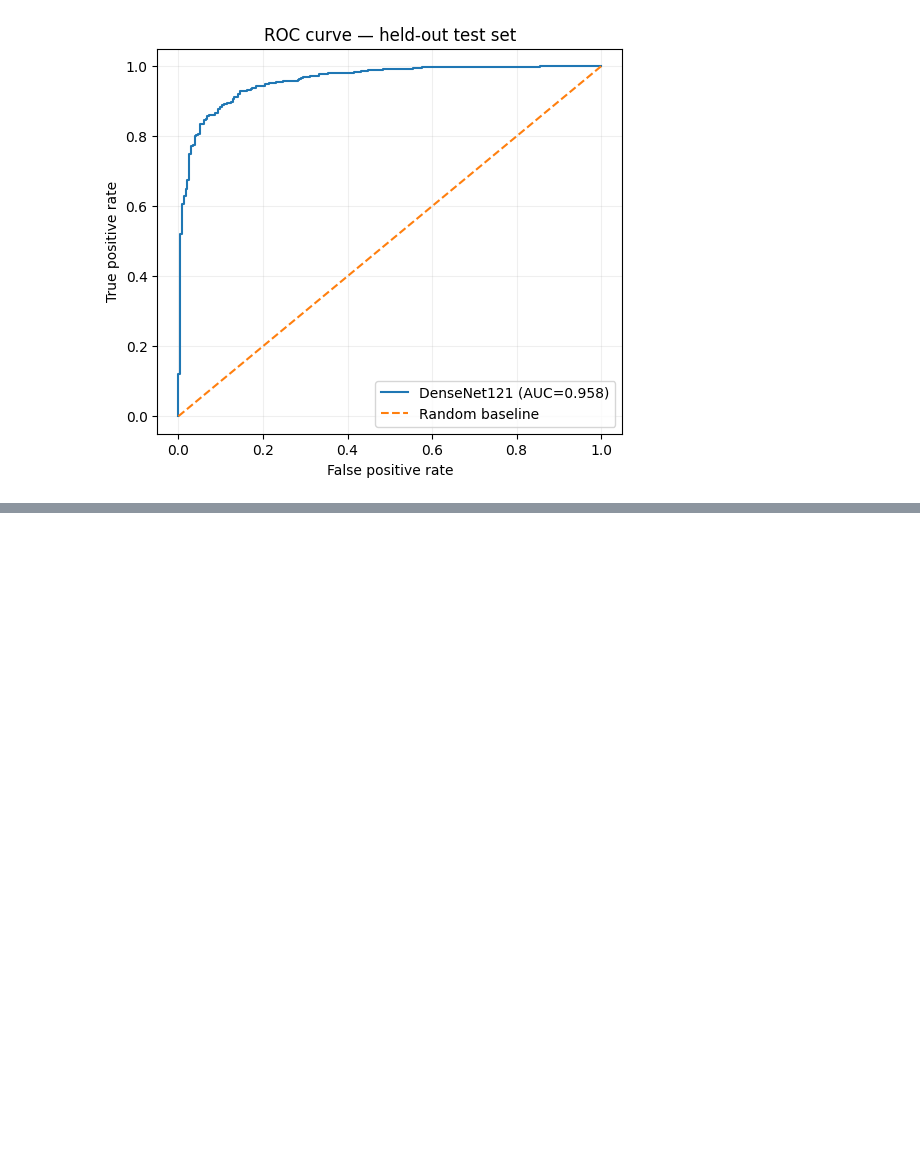
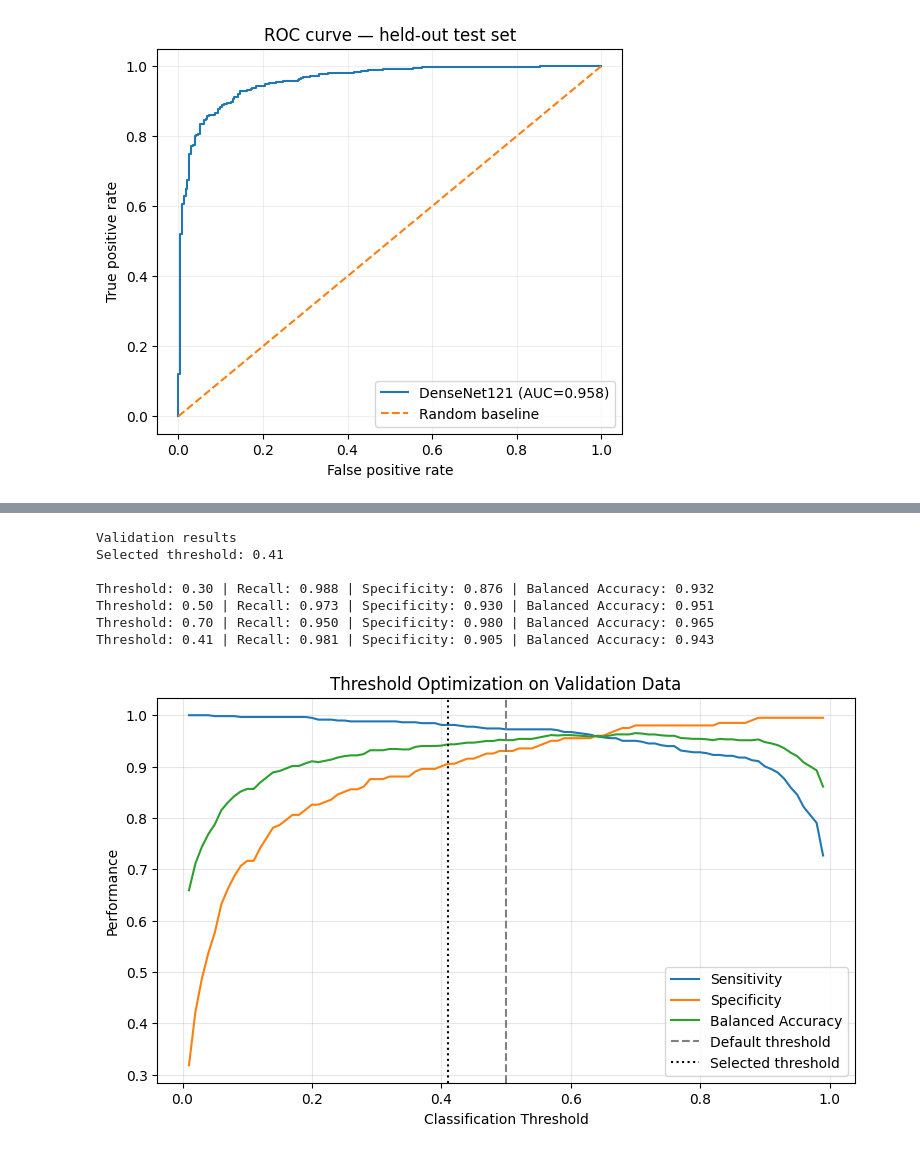
Before and after one commit to FicaBogdan15/Pneumonia_detection, a Jupyter notebook: Pneumonia_detection.ipynb, the cells around one changed output, grey strips where cells are left out. Cells and saved outputs as stored; diff of their text form; code cells hidden in the pictures; blank space fills up the shorter version.

Commit message:
Add classification threshold analysis and baseline evaluation

```diff
--- a/Pneumonia_detection.ipynb
+++ b/Pneumonia_detection.ipynb
@@ -249,3 +249,16 @@ print("Trainable parameters:", trainable)  # Confirm only the classifier is trai
 # %% [output]
 Downloading: "https://download.pytorch.org/models/densenet121-a639ec97.pth" to /root/.cache/torch/hub/checkpoints/densenet121-a639ec97.pth
 Trainable parameters: 1025
+# %%
+from pathlib import Path
+
+# Create a local directory for model checkpoints.
+SAVE_DIR = Path("/content/Pneumonia_DL")
+SAVE_DIR.mkdir(parents=True, exist_ok=True)
+
+# Define paths for the model and training history.
+MODEL_PATH = SAVE_DIR / "densenet121_baseline.pth"
+HISTORY_PATH = SAVE_DIR / "training_history.json"
+
+print(f"Model path: {MODEL_PATH}")
+print(f"History path: {HISTORY_PATH}")
@@ -421,0 +583,64 @@ plt.show()  # Display the ROC chart.
+# %%
+# Evaluate candidate thresholds using validation data.
+thresholds = np.arange(0.01, 1.00, 0.01)
+results = [
+    threshold_metrics(valid_y, valid_scores, t)
+    for t in thresholds
+]
+
+# Maximize balanced accuracy subject to a recall constraint.
+MIN_RECALL = 0.98
+eligible = [r for r in results if r["recall"] >= MIN_RECALL]
+
+if not eligible:
+    raise ValueError("No threshold satisfies the recall constraint.")
+
+best = max(eligible, key=lambda r: r["balanced_accuracy"])
+selected_threshold = best["threshold"]
+
+# Report performance at selected reference thresholds.
+print("Validation results")
+print(f"Selected threshold: {selected_threshold:.2f}\n")
+
+for t in [0.3, 0.5, 0.7, selected_threshold]:
+    r = threshold_metrics(valid_y, valid_scores, t)
+    print(
+        f"Threshold: {t:.2f} | "
+        f"Recall: {r['recall']:.3f} | "
+        f"Specificity: {r['specificity']:.3f} | "
+        f"Balanced Accuracy: {r['balanced_accuracy']:.3f}"
+    )
+
+# Visualize the sensitivity-specificity trade-off.
+plt.figure(figsize=(9, 5))
+
+for metric, label in [
+    ("recall", "Sensitivity"),
+    ("specificity", "Specificity"),
+    ("balanced_accuracy", "Balanced Accuracy")
+]:
+    plt.plot(
+        thresholds,
+        [r[metric] for r in results],
+        label=label
+    )
+
+plt.axvline(0.5, linestyle="--", color="gray", label="Default threshold")
+plt.axvline(selected_threshold, linestyle=":",
+            color="black", label="Selected threshold")
+
+plt.xlabel("Classification Threshold")
+plt.ylabel("Performance")
+plt.title("Threshold Optimization on Validation Data")
+plt.legend()
+plt.grid(alpha=0.3)
+plt.show()
+# %% [output]
+Validation results
+Selected threshold: 0.41
+
+Threshold: 0.30 | Recall: 0.988 | Specificity: 0.876 | Balanced Accuracy: 0.932
+Threshold: 0.50 | Recall: 0.973 | Specificity: 0.930 | Balanced Accuracy: 0.951
+Threshold: 0.70 | Recall: 0.950 | Specificity: 0.980 | Balanced Accuracy: 0.965
+Threshold: 0.41 | Recall: 0.981 | Specificity: 0.905 | Balanced Accuracy: 0.943
+[figure, added]
```
Also changed, not shown: parts of 10 cells of this notebook.
